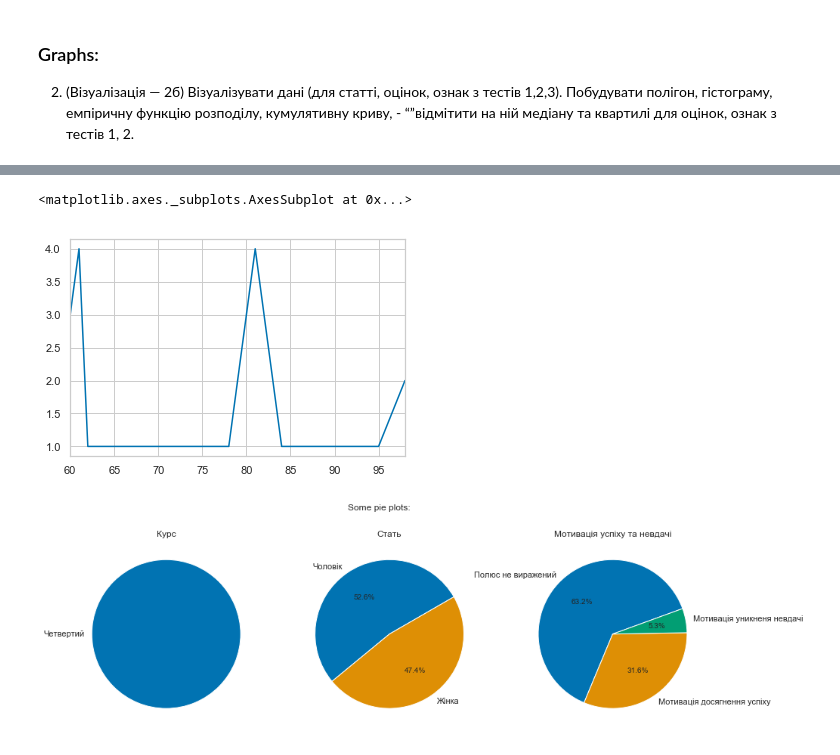
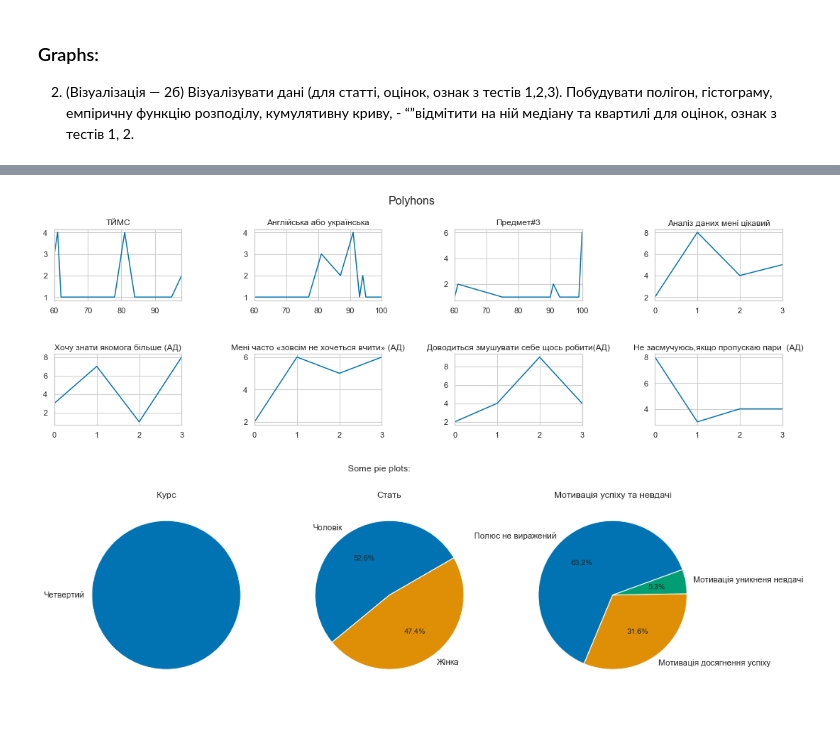
Before and after one commit to EddieKro/Data-Analysis, a Jupyter notebook: projects/poll/PM4_EDA.ipynb, the cells around one changed output, grey strips where cells are left out. Cells and saved outputs as stored; diff of their text form; code cells hidden in the pictures; blank space fills up the shorter version.

```diff
--- a/projects/poll/PM4_EDA.ipynb
+++ b/projects/poll/PM4_EDA.ipynb
@@ -162,8 +152,33 @@ data['Англійська або українська'].value_counts().sort_ind
-# %%
-data['ТЙМС'].value_counts().sort_index().plot()
-# %% [output]
-<matplotlib.axes._subplots.AxesSubplot at 0x...>
-[figure, removed]
+# %%
+columns = ['ТЙМС','Англійська або українська','Оцінка з цього предмету:','#1. Вивчення цього предмета дає мені можливість дізнатися чимало важливого для себе, проявити свої здібності. [Аналіз даних]',
+           '#2. Предмет, що вивчається, мені цікавий, і я хочу знати якомога більше. [Аналіз даних]',
+               '#9. На заняттях з цього предмета у мене часто буває такий стан, коли «зовсім не хочеться вчитися». [Аналіз даних]',
+               '#18. Цей предмет дається мені важко, доводиться змушувати себе виконувати учбові завдання. [Аналіз даних]',
+               '#19. Якщо через хворобу ( або з інших причин) я пропускаю пари з цього предмета, то мене це засмучує. [Аналіз даних]'
+          ]
+titles_dict = {
+    'Оцінка з цього предмету:':'Предмет#3',
+    '#1. Вивчення цього предмета дає мені можливість дізнатися чимало важливого для себе, проявити свої здібності. [Аналіз даних]':'Аналіз даних мені цікавий',
+    '#2. Предмет, що вивчається, мені цікавий, і я хочу знати якомога більше. [Аналіз даних]':'Хочу знати якомога більше (АД)',
+    '#9. На заняттях з цього предмета у мене часто буває такий стан, коли «зовсім не хочеться вчитися». [Аналіз даних]':'Мені часто «зовсім не хочеться вчити» (АД)',
+    '#18. Цей предмет дається мені важко, доводиться змушувати себе виконувати учбові завдання. [Аналіз даних]':'Доводиться змушувати себе щось робити(АД)',
+    '#19. Якщо через хворобу ( або з інших причин) я пропускаю пари з цього предмета, то мене це засмучує. [Аналіз даних]':'Не засмучуюсь,якщо пропускаю пари  (АД)'
+
+}
+
+fig,axs = plt.subplots(2,4,figsize=(15,5))
+fig.tight_layout(h_pad=6, w_pad=7)
+fig.suptitle('Polyhons',fontsize=16)
+fig.subplots_adjust(top=0.85)
+
+for i,col in enumerate(columns):
+    if col in titles_dict:
+        title = titles_dict[col]
+    else:
+        title = col
+    data[col].value_counts().sort_index().plot(ax=axs[i//4,i%4],title=title)
+# %% [output]
+[figure, added]
 # %%
 def correct_labels(i):
     for j in range(3):
```
Also changed, not shown: parts of 9 cells of this notebook.
